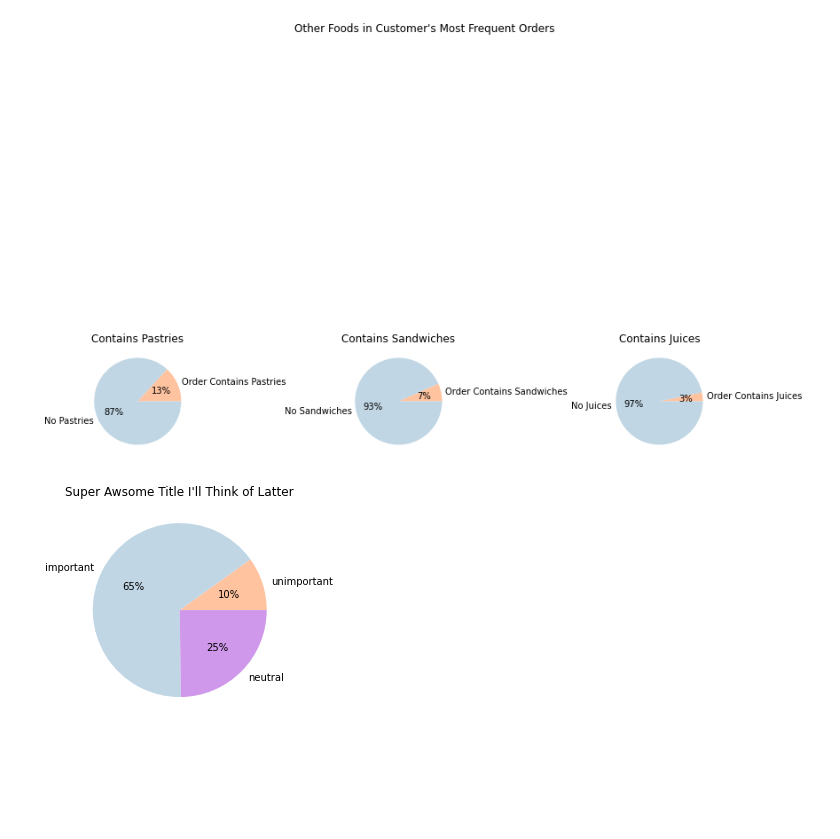
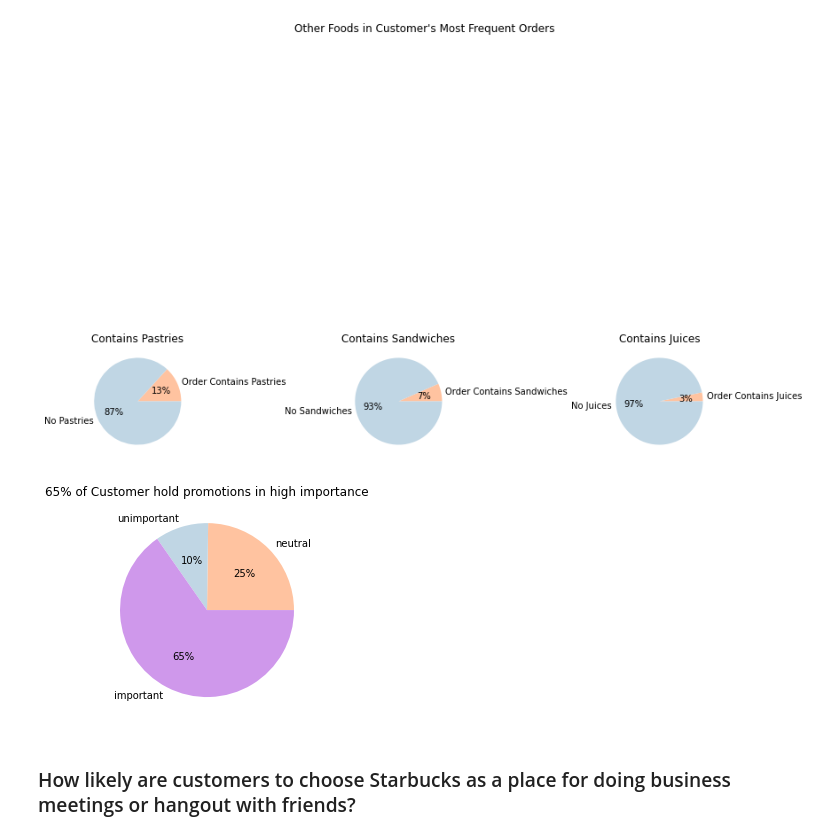
Before and after one commit to Johndsalas/Starbucks_Customer_Profiles, a Jupyter notebook: main.ipynb, the cells around one changed output. Cells and saved outputs as stored; diff of their text form; code cells hidden in the pictures; blank space fills up the shorter version.

```diff
--- a/main.ipynb
+++ b/main.ipynb
@@ -262,9 +262,11 @@ e.other_foods(df)
 # %% [output]
 [figure]
 # %%
-e.omni_pie(df.promotion_importance)
+e.omni_pie(df.promotion_importance, "65% of Customer hold promotions in high importance")
 # %% [output]
-[figure, old version]
+[figure, new version]
+# %% [markdown]
+### How likely are customers to choose Starbucks as a place for doing business meetings or hangout with friends?
 # %%
 e.omni_pie(df.gathering_likelyhood)
 # %% [output]
```
Also changed, not shown: parts of 14 cells of this notebook.
